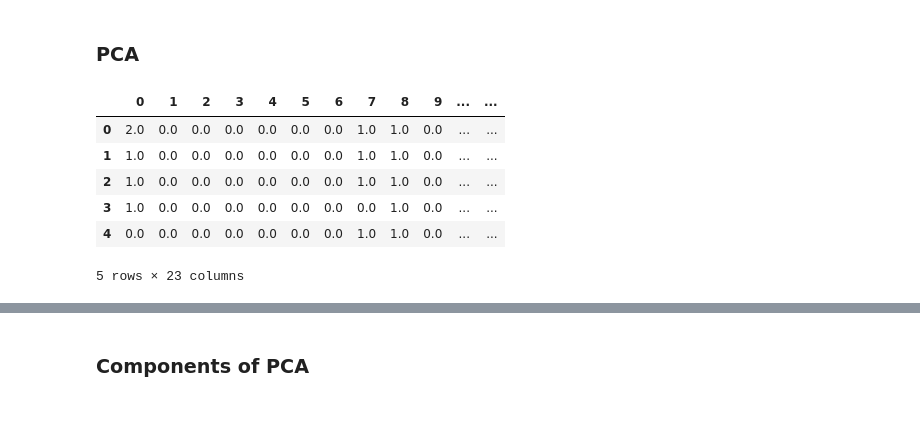
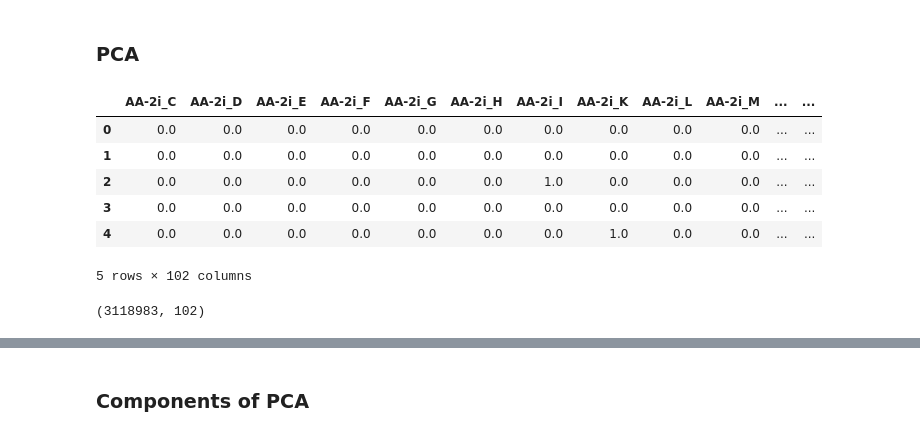
Before and after one commit to joanafloresc/Predicting_Protein_Seconday_Structure, a Jupyter notebook: 02_notebooks/02_data_exploration.ipynb, the cells around one changed output, grey strips where cells are left out. Saved outputs shown, nothing was run; the diff lists cells and outputs as text; code cells hidden in the pictures.

```diff
--- a/02_notebooks/02_data_exploration.ipynb
+++ b/02_notebooks/02_data_exploration.ipynb
@@ -135,14 +135,18 @@ Longest sequence has 175 AA, and the protein is 1n7dA
 # %% [markdown]
 ### PCA
 # %%
-xy = pd.read_csv(config['xy'])
+xy = pd.read_csv(config['xy_enc'])
 xy.head()
 # %% [output]
-|  | 0 | 1 | 2 | 3 | 4 | 5 | 6 | 7 | 8 | 9 | ... | ... |
-| 0 | 2.0 | 0.0 | 0.0 | 0.0 | 0.0 | 0.0 | 0.0 | 1.0 | 1.0 | 0.0 | ... | ... |
-| 1 | 1.0 | 0.0 | 0.0 | 0.0 | 0.0 | 0.0 | 0.0 | 1.0 | 1.0 | 0.0 | ... | ... |
-| 2 | 1.0 | 0.0 | 0.0 | 0.0 | 0.0 | 0.0 | 0.0 | 1.0 | 1.0 | 0.0 | ... | ... |
-| 3 | 1.0 | 0.0 | 0.0 | 0.0 | 0.0 | 0.0 | 0.0 | 0.0 | 1.0 | 0.0 | ... | ... |
-| 4 | 0.0 | 0.0 | 0.0 | 0.0 | 0.0 | 0.0 | 0.0 | 1.0 | 1.0 | 0.0 | ... | ... |
+|  | AA-2i_C | AA-2i_D | AA-2i_E | AA-2i_F | AA-2i_G | AA-2i_H | AA-2i_I | AA-2i_K | AA-2i_L | AA-2i_M | ... | ... |
+| 0 | 0.0 | 0.0 | 0.0 | 0.0 | 0.0 | 0.0 | 0.0 | 0.0 | 0.0 | 0.0 | ... | ... |
+| 1 | 0.0 | 0.0 | 0.0 | 0.0 | 0.0 | 0.0 | 0.0 | 0.0 | 0.0 | 0.0 | ... | ... |
+| 2 | 0.0 | 0.0 | 0.0 | 0.0 | 0.0 | 0.0 | 1.0 | 0.0 | 0.0 | 0.0 | ... | ... |
+| 3 | 0.0 | 0.0 | 0.0 | 0.0 | 0.0 | 0.0 | 0.0 | 0.0 | 0.0 | 0.0 | ... | ... |
+| 4 | 0.0 | 0.0 | 0.0 | 0.0 | 0.0 | 0.0 | 0.0 | 1.0 | 0.0 | 0.0 | ... | ... |
-5 rows × 23 columns
+5 rows × 102 columns
+# %%
+xy.shape
+# %% [output]
+(3118983, 102)
 # %%
```
Also changed, not shown: parts of 10 cells of this notebook, 16 other files.
